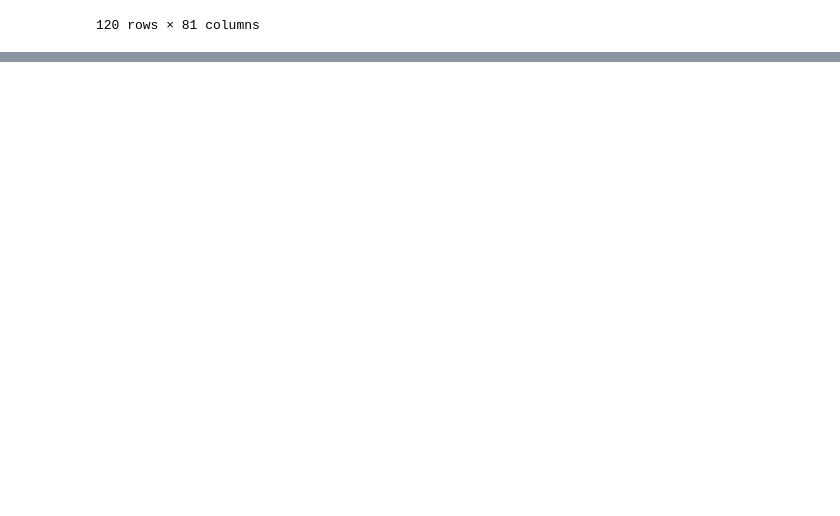
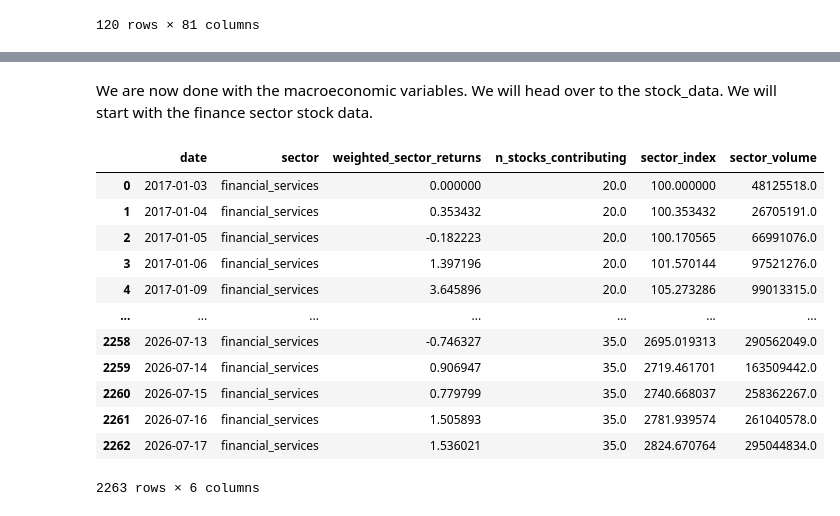
Before and after one commit to Udeani4/SectorLevel_StockPerformance_Predictoion, a Jupyter notebook: stock_sector_training(monthly_data).ipynb, the cells around one changed output, grey strips where cells are left out. Drawn from its saved outputs; the diff is of its cells as text; code cells hidden in the pictures; blank space fills up the shorter version.

Commit message:
finalising the monthly data

```diff
--- a/stock_sector_training(monthly_data).ipynb
+++ b/stock_sector_training(monthly_data).ipynb
@@ -83,0 +183,20 @@ mde2['FR_Date'] = pd.to_datetime(mde2['FR_Date']).dt.strftime('%Y-%m-%d')
+# %% [markdown]
+We are now done with the macroeconomic variables. We will head over to the stock_data. We will start with the finance sector stock data.
+# %%
+fin_sec_data=pd.read_csv('feature_engineering/stocks_sectors/financial_services/financial_services_sector')
+# %%
+fin_sec_data
+# %% [output]
+|  | date | sector | weighted_sector_returns | n_stocks_contributing | sector_index | sector_volume |
+| 0 | 2017-01-03 | financial_services | 0.000000 | 20.0 | 100.000000 | 48125518.0 |
+| 1 | 2017-01-04 | financial_services | 0.353432 | 20.0 | 100.353432 | 26705191.0 |
+| 2 | 2017-01-05 | financial_services | -0.182223 | 20.0 | 100.170565 | 66991076.0 |
+| 3 | 2017-01-06 | financial_services | 1.397196 | 20.0 | 101.570144 | 97521276.0 |
+| 4 | 2017-01-09 | financial_services | 3.645896 | 20.0 | 105.273286 | 99013315.0 |
+| ... | ... | ... | ... | ... | ... | ... |
+| 2258 | 2026-07-13 | financial_services | -0.746327 | 35.0 | 2695.019313 | 290562049.0 |
+| 2259 | 2026-07-14 | financial_services | 0.906947 | 35.0 | 2719.461701 | 163509442.0 |
+| 2260 | 2026-07-15 | financial_services | 0.779799 | 35.0 | 2740.668037 | 258362267.0 |
+| 2261 | 2026-07-16 | financial_services | 1.505893 | 35.0 | 2781.939574 | 261040578.0 |
+| 2262 | 2026-07-17 | financial_services | 1.536021 | 35.0 | 2824.670764 | 295044834.0 |
+2263 rows × 6 columns
```
Also changed, not shown: parts of 32 cells of this notebook.
